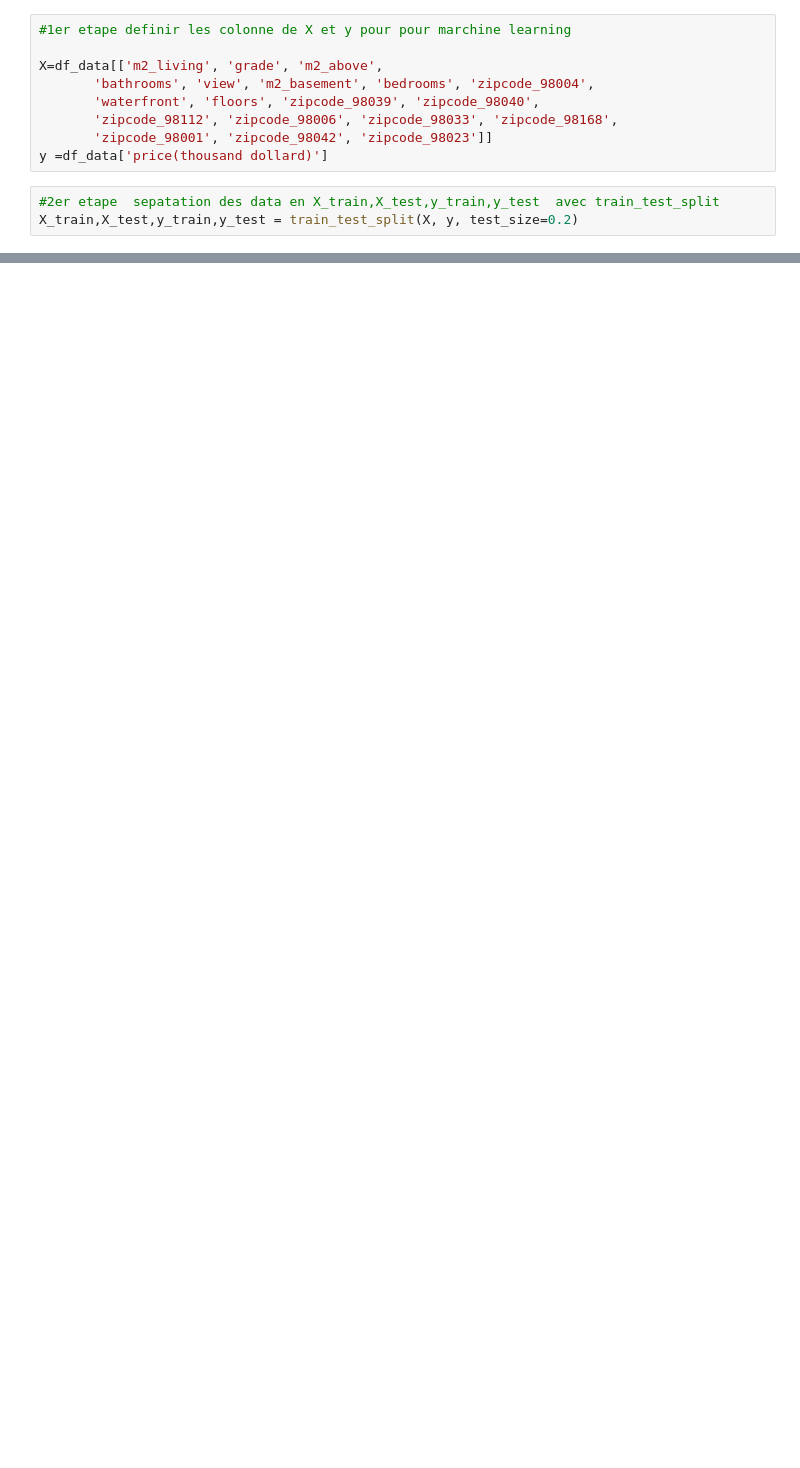
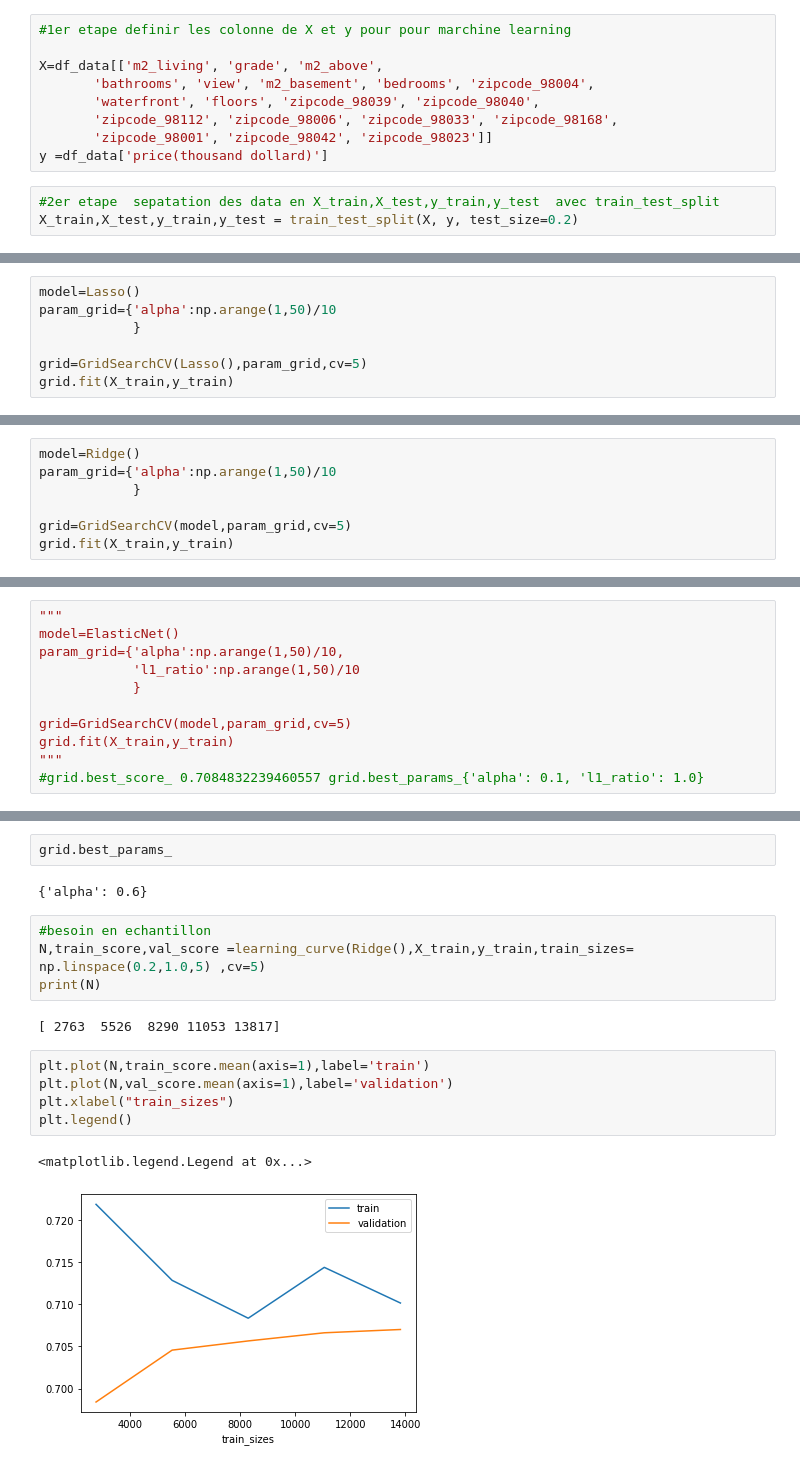
Before and after one commit to henzozhang/henzozhang-projet-prediction-prix-immobilier, a Jupyter notebook: data_modelisation.ipynb, the cells around one changed output, grey strips where cells are left out. Saved outputs shown, nothing was run; the diff lists cells and outputs as text; blank space fills up the shorter version.

```diff
--- a/data_modelisation.ipynb
+++ b/data_modelisation.ipynb
@@ -54,0 +64,7 @@ X_train,X_test,y_train,y_test = train_test_split(X, y, test_size=0.2)
+# %%
+model=Lasso()
+param_grid={'alpha':np.arange(1,50)/10
+            }
+
+grid=GridSearchCV(Lasso(),param_grid,cv=5)
+grid.fit(X_train,y_train)
@@ -54,0 +85,7 @@ X_train,X_test,y_train,y_test = train_test_split(X, y, test_size=0.2)
+# %%
+model=Ridge()
+param_grid={'alpha':np.arange(1,50)/10
+            }
+
+grid=GridSearchCV(model,param_grid,cv=5)
+grid.fit(X_train,y_train)
@@ -54,0 +106,11 @@ X_train,X_test,y_train,y_test = train_test_split(X, y, test_size=0.2)
+# %%
+"""
+model=ElasticNet()
+param_grid={'alpha':np.arange(1,50)/10,
+            'l1_ratio':np.arange(1,50)/10
+            }
+
+grid=GridSearchCV(model,param_grid,cv=5)
+grid.fit(X_train,y_train)
+"""
+#grid.best_score_ 0.7084832239460557 grid.best_params_{'alpha': 0.1, 'l1_ratio': 1.0}
@@ -54,0 +123,18 @@ X_train,X_test,y_train,y_test = train_test_split(X, y, test_size=0.2)
+# %%
+grid.best_params_
+# %% [output]
+{'alpha': 0.6}
+# %%
+#besoin en echantillon
+N,train_score,val_score =learning_curve(Ridge(),X_train,y_train,train_sizes= np.linspace(0.2,1.0,5) ,cv=5)
+print(N)
+# %% [output]
+[ 2763  5526  8290 11053 13817]
+# %%
+plt.plot(N,train_score.mean(axis=1),label='train')
+plt.plot(N,val_score.mean(axis=1),label='validation')
+plt.xlabel("train_sizes")
+plt.legend()
+# %% [output]
+<matplotlib.legend.Legend at 0x...>
+[figure, added]
```
Also changed, not shown: parts of 25 cells of this notebook.
